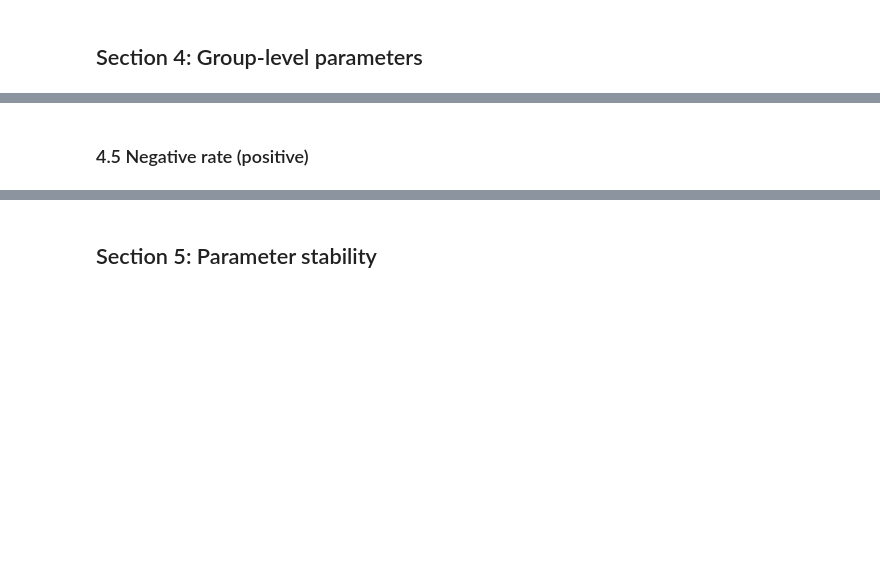
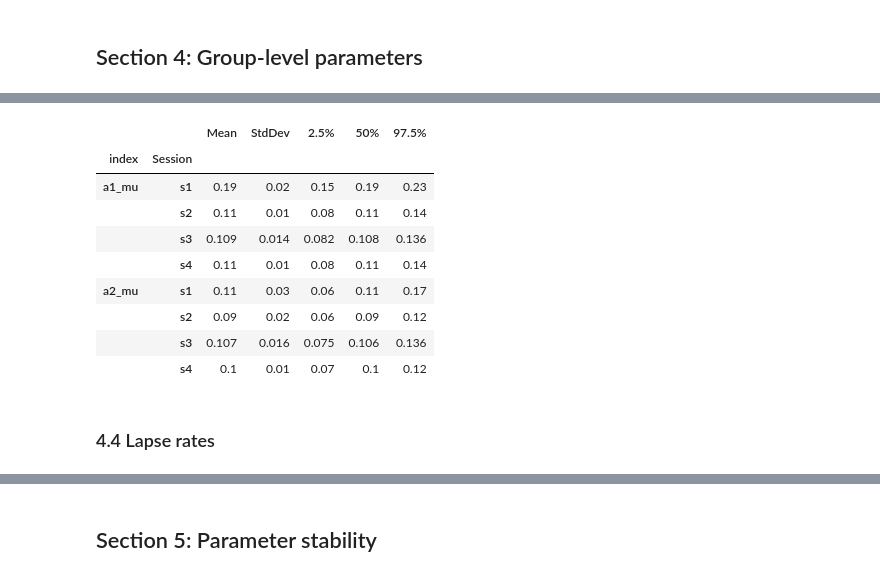
Before and after one commit to nivlab/RobotFactory, a Jupyter notebook: study01/03_Modeling.ipynb, the cells around one changed output, grey strips where cells are left out. Drawn from its saved outputs; the diff is of its cells as text; code cells hidden in the pictures; blank space fills up the shorter version.

```diff
--- a/study01/03_Modeling.ipynb
+++ b/study01/03_Modeling.ipynb
@@ -270,4 +288,15 @@ summary.T.filter(regex='theta_mu\[3').T * 5
 # %%
-summary.T.filter(regex='theta_mu\[4').T
+summary.loc[['a1_mu','a2_mu']]
+# %% [output]
+|  |  | Mean | StdDev | 2.5% | 50% | 97.5% |
+| index | Session |  |  |  |  |  |
+| a1_mu | s1 | 0.19 | 0.02 | 0.15 | 0.19 | 0.23 |
+|  | s2 | 0.11 | 0.01 | 0.08 | 0.11 | 0.14 |
+|  | s3 | 0.109 | 0.014 | 0.082 | 0.108 | 0.136 |
+|  | s4 | 0.11 | 0.01 | 0.08 | 0.11 | 0.14 |
+| a2_mu | s1 | 0.11 | 0.03 | 0.06 | 0.11 | 0.17 |
+|  | s2 | 0.09 | 0.02 | 0.06 | 0.09 | 0.12 |
+|  | s3 | 0.107 | 0.016 | 0.075 | 0.106 | 0.136 |
+|  | s4 | 0.1 | 0.01 | 0.07 | 0.1 | 0.12 |
 # %% [markdown]
-### 4.5 Negative rate (positive)
+### 4.4 Lapse rates
```
Also changed, not shown: parts of 11 cells of this notebook, 14 other files.
